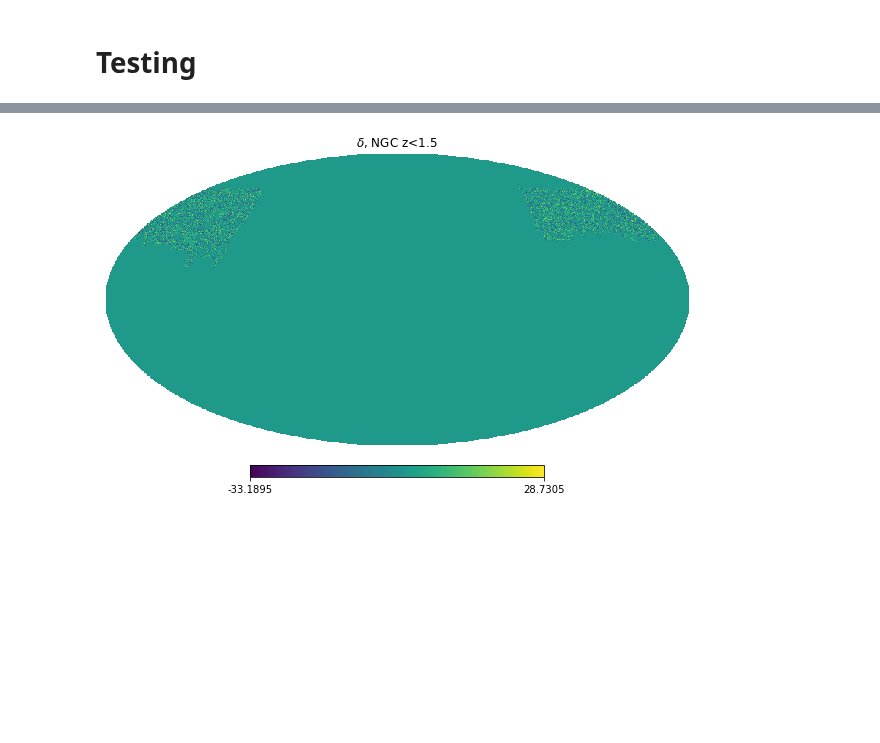
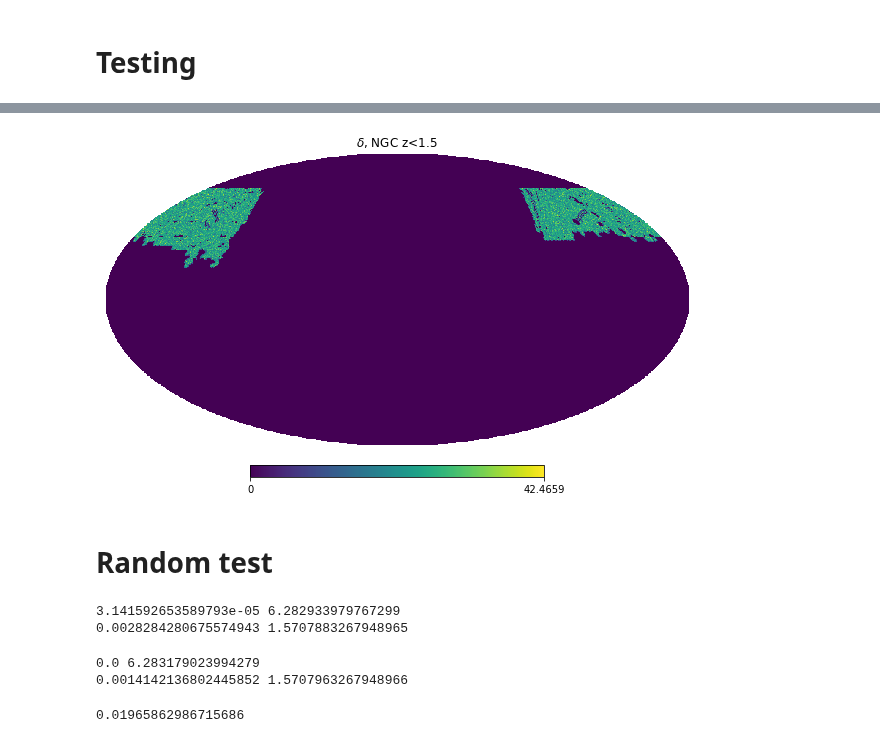
Before and after one commit to Cosmotheka/Cosmotheka, a Jupyter notebook: pipeline/eBOSS_QSO/eQuasar.ipynb, the cells around one changed output, grey strips where cells are left out. Drawn from its saved outputs; the diff is of its cells as text; code cells hidden in the pictures; blank space fills up the shorter version.

Commit message:
random test

```diff
--- a/pipeline/eBOSS_QSO/eQuasar.ipynb
+++ b/pipeline/eBOSS_QSO/eQuasar.ipynb
@@ -492,0 +543,9 @@ r1, r2 = NGC_r_data[:5549929,:], NGC_r_data[5549929:,:]
+# %%
+NGC_data = np.transpose(NGC_data)
+NGC_r_data = np.transpose(NGC_r_data)
+# %%
+d1 = np.hsplit(NGC_data, 2)[0]
+d2 = np.hsplit(NGC_data, 2)[1]
+# %%
+r1 = np.hsplit(NGC_r_data, 2)[0]
+r2 = np.hsplit(NGC_r_data, 2)[1]
@@ -493,7 +564,5 @@ r1, r2 = NGC_r_data[:5549929,:], NGC_r_data[5549929:,:]
 # %%
 def make_map_2(field, random):
-    field = np.transpose(field)
-    random = np.transpose(random)
 
     field_ra = np.radians(field[0]) #Phi
     field_dec = np.radians(field[1]) #Pi/2 - dec = theta
@@ -522,6 +591,7 @@ def make_map_2(field, random):
     random_pixel_data = np.bincount(random_indices, random_data, hp.nside2npix(nside))
 
     alpha = sum(field_pixel_data)/sum(random_pixel_data)
+    print(alpha)
 
     pixel_density_data = np.zeros(hp.nside2npix(nside))
     goodpix = random_pixel_data > 0   #avoid dividing by 0
@@ -566,4 +639,6 @@ plt.show()
 # %%
-hp.visufunc.mollview(D[1], title= r'$\delta$, NGC z<1.5')
+hp.visufunc.mollview(mask_mean, title= r'$\delta$, NGC z<1.5')
 # %% [output]
-[figure, old version]
+[figure, new version]
+# %% [markdown]
+# Random test
@@ -569,0 +665,6 @@ hp.visufunc.mollview(D[1], title= r'$\delta$, NGC z<1.5')
+# %%
+print(min(field[0]),max(field[0]))
+print(min(field[1]),max(field[1]))
+# %% [output]
+3.141592653589793e-05 6.282933979767299
+0.0028284280675574943 1.5707883267948965
@@ -569,0 +688,6 @@ hp.visufunc.mollview(D[1], title= r'$\delta$, NGC z<1.5')
+# %%
+print(min(randoms[0]),max(randoms[0]))
+print(min(randoms[1]),max(randoms[1]))
+# %% [output]
+0.0 6.283179023994279
+0.0014142136802445852 1.5707963267948966
@@ -569,0 +728,4 @@ hp.visufunc.mollview(D[1], title= r'$\delta$, NGC z<1.5')
+# %%
+maps = make_map_3(field, randoms)
+# %% [output]
+0.01965862986715686
```
Also changed, not shown: parts of 53 cells of this notebook.
